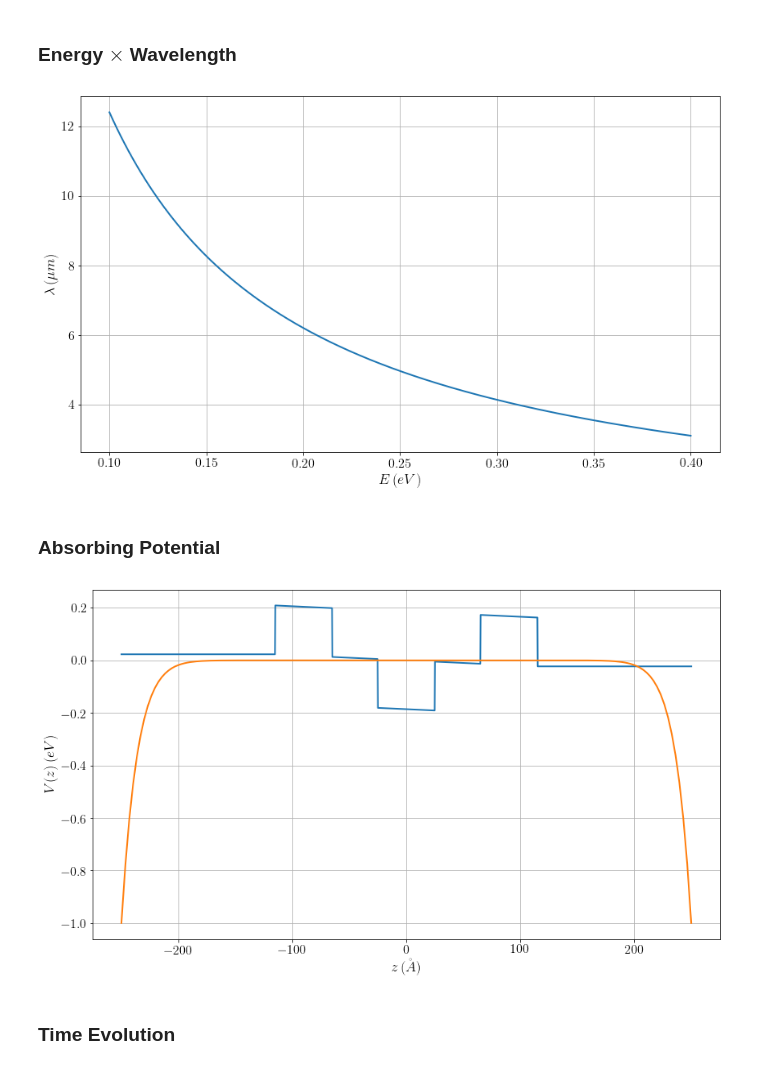
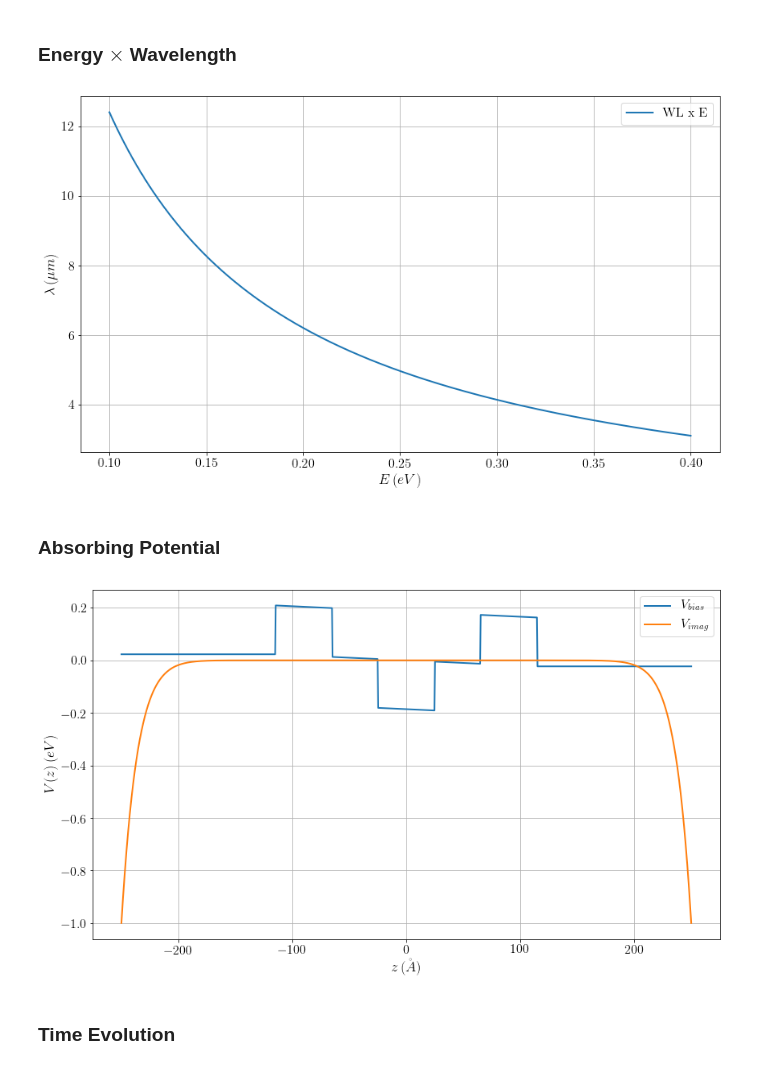
Before and after one commit to thiagolcmelo/time-evolution, a Jupyter notebook: algaas-photocurrent.ipynb, the cells around one changed output. Saved outputs shown, nothing was run; the diff lists cells and outputs as text; code cells hidden in the pictures.

```diff
--- a/algaas-photocurrent.ipynb
+++ b/algaas-photocurrent.ipynb
@@ -53,12 +53,14 @@ au2ev    = au_e / ev
 L         = 500.0
 B         = 50
 N         = 1024 #2048
-z_ang     = np.geomspace(-L/2, -L/4, B, endpoint=False)
-z_ang     = np.append(z_ang, np.linspace(-L/4, L/4, N-2*B, endpoint=False))
-z_ang     = np.append(z_ang, np.geomspace(L/4, L/2, B))
+z_ang     = np.linspace(-L/2, L/2, N)
 z_au      = z_ang / au2ang
-z_ang_lin = np.linspace(-L/2, L/2, N)
-z_au_lin  = z_ang_lin / au2ang
+# z_ang     = np.geomspace(-L/2, -L/4, B, endpoint=False)
+# z_ang     = np.append(z_ang, np.linspace(-L/4, L/4, N-2*B, endpoint=False))
+# z_ang     = np.append(z_ang, np.geomspace(L/4, L/2, B))
+# z_au      = z_ang / au2ang
+# z_ang_lin = np.linspace(-L/2, L/2, N)
+# z_au_lin  = z_ang_lin / au2ang
 # %% [markdown]
 ## Eigenvalues and Eigenfunctions
 
@@ -458,30 +460,30 @@ wlengths_um = (c/((energies_ev/hbar_evs)/(2*np.pi)))/1e-6
 fig, ax = plt.subplots(1, 1, figsize=(14,8))
 ax.set_xlabel(r'$E \, (eV)$')
 ax.set_ylabel(r'$\lambda \, (\mu m)$')
-ax.plot(energies_ev, wlengths_um)
+ax.plot(energies_ev, wlengths_um, label='WL x E')
 ax.grid(True)
 ax.legend()
 plt.show()
 # %% [output]
-[figure, old version]
+[figure, new version]
 # %% [markdown]
 ### Absorbing Potential
 # %%
 V_abs    = np.exp((z_ang/L)**18)-1.0
 V_abs   *= -1/np.max(V_abs)
 V_abs    = 1j*np.array(V_abs, dtype=np.complex_)
 V_abs_au = V_abs / au2ev
 
 fig, ax = plt.subplots(1, 1, figsize=(14,8))
 ax.set_xlabel(r'$z \, (\AA)$')
 ax.set_ylabel(r'$V(z) \, (eV)$')
-ax.plot(z_ang, V_bias)
-ax.plot(z_ang, V_abs.imag)
+ax.plot(z_ang, V_bias, label=r'$V_{bias}$')
+ax.plot(z_ang, V_abs.imag, label=r'$V_{imag}$')
 ax.grid(True)
 ax.legend()
 plt.show()
 # %% [output]
-[figure, old version]
+[figure, new version]
 # %% [markdown]
 ### Time Evolution
 # %%
```
Also changed, not shown: parts of 11 cells of this notebook, 1 other file.
